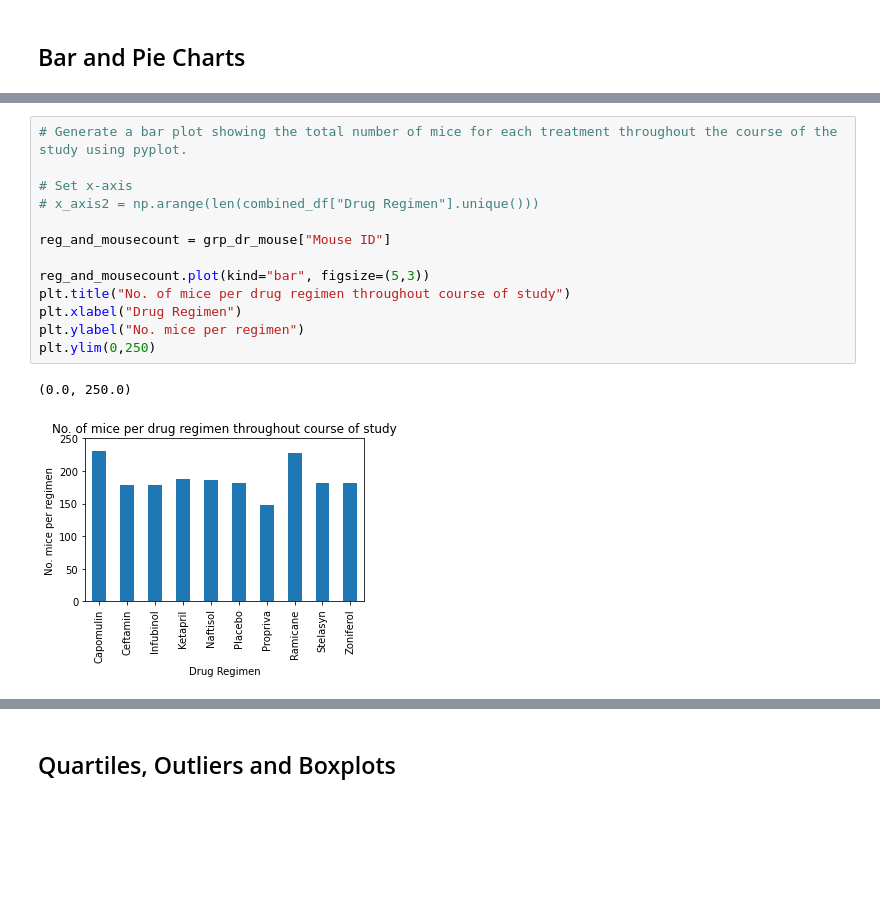
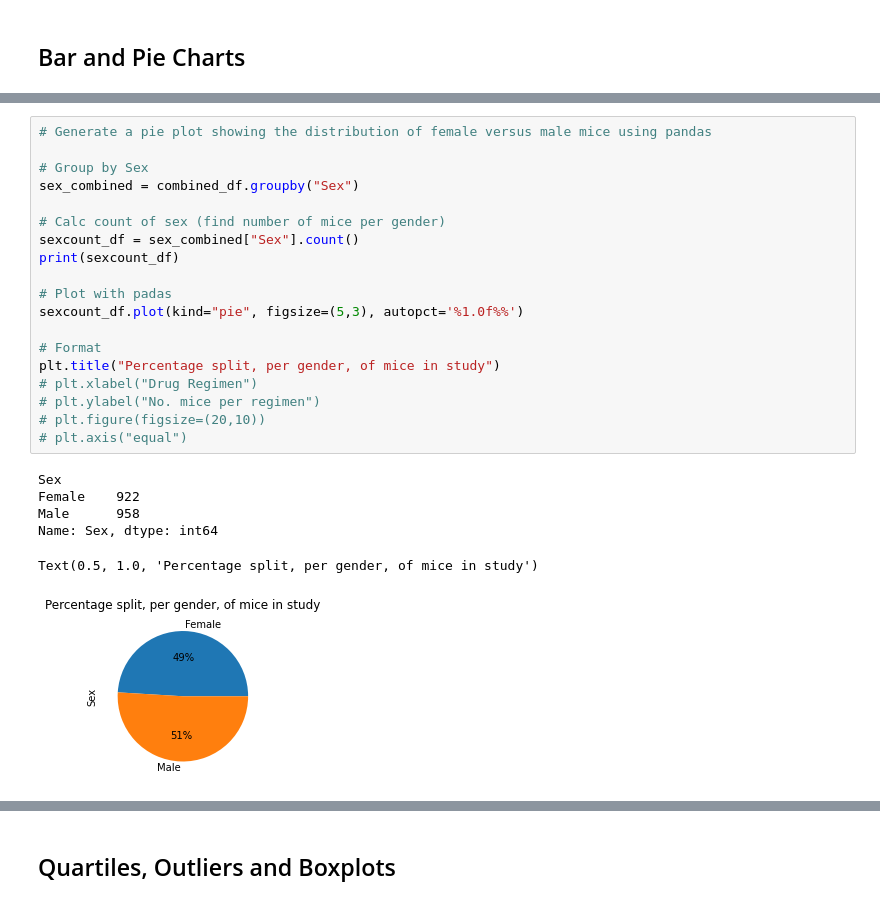
Before and after one commit to chiron-chiron/matplotlib-challenge, a Jupyter notebook: pymaceuticals_starter.ipynb, the cells around one changed output, grey strips where cells are left out. Saved outputs shown, nothing was run; the diff lists cells and outputs as text; blank space fills up the shorter version.

Commit message:
Pie charts done
Commencing, q q and Boxplots

```diff
--- a/pymaceuticals_starter.ipynb
+++ b/pymaceuticals_starter.ipynb
@@ -406,17 +423,27 @@ Name: Mouse ID, dtype: int64
-# %%
-# Generate a bar plot showing the total number of mice for each treatment throughout the course of the study using pyplot.
-
-# Set x-axis
-# x_axis2 = np.arange(len(combined_df["Drug Regimen"].unique()))
-
-reg_and_mousecount = grp_dr_mouse["Mouse ID"]
-
-reg_and_mousecount.plot(kind="bar", figsize=(5,3))
-plt.title("No. of mice per drug regimen throughout course of study")
-plt.xlabel("Drug Regimen")
-plt.ylabel("No. mice per regimen")
-plt.ylim(0,250)
-# %% [output]
-(0.0, 250.0)
-[figure, removed]
+# %%
+# Generate a pie plot showing the distribution of female versus male mice using pandas
+
+# Group by Sex
+sex_combined = combined_df.groupby("Sex")
+
+# Calc count of sex (find number of mice per gender)
+sexcount_df = sex_combined["Sex"].count()
+print(sexcount_df)
+
+# Plot with padas
+sexcount_df.plot(kind="pie", figsize=(5,3), autopct='%1.0f%%')
+
+# Format
+plt.title("Percentage split, per gender, of mice in study")
+# plt.xlabel("Drug Regimen")
+# plt.ylabel("No. mice per regimen")
+# plt.figure(figsize=(20,10))
+# plt.axis("equal")
+# %% [output]
+Sex
+Female    922
+Male      958
+Name: Sex, dtype: int64
+Text(0.5, 1.0, 'Percentage split, per gender, of mice in study')
+[figure, added]
 # %%
```
Also changed, not shown: parts of 4 cells of this notebook.
